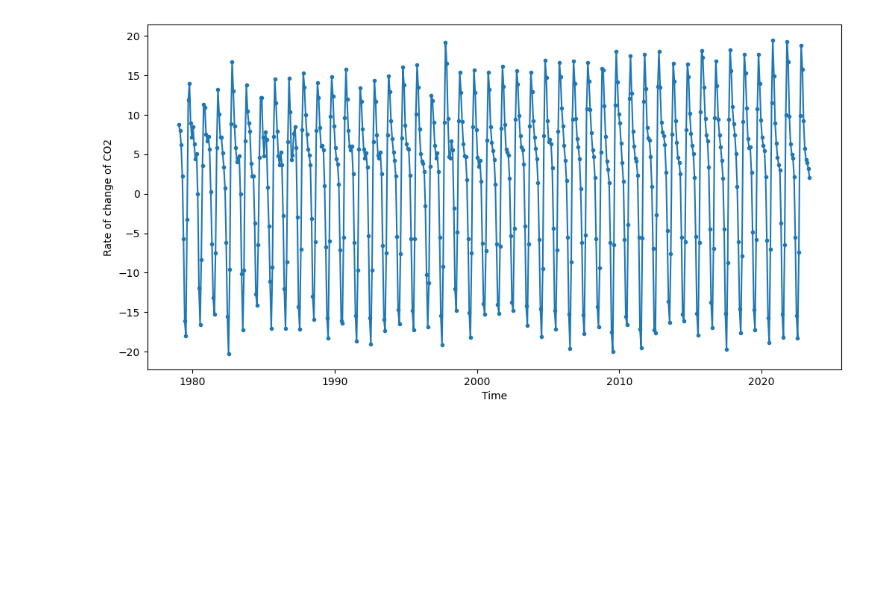
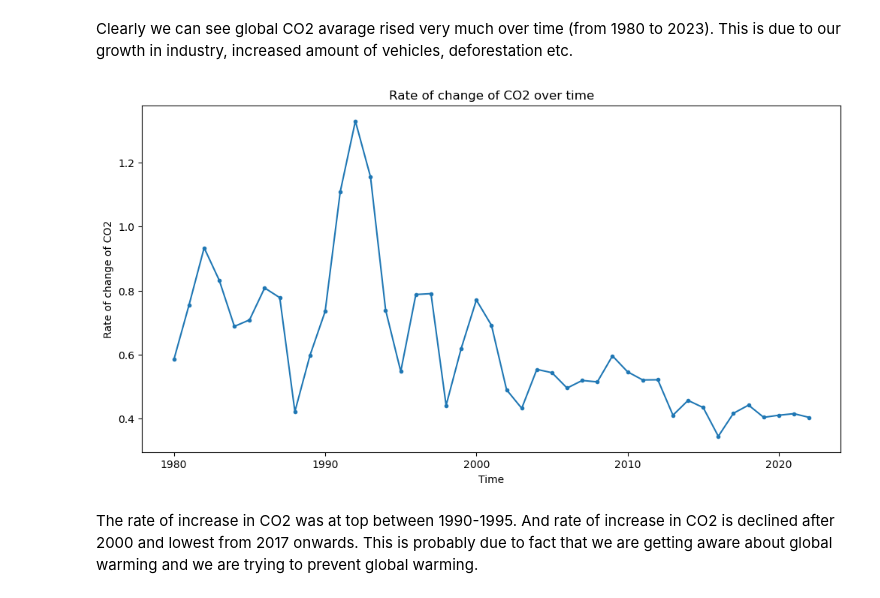
Before and after one commit to rajarshi03/ma22c036_2023_PL, a Jupyter notebook: Assignment_3/Rise_of_CO2.ipynb, the cells around one changed output. Saved outputs shown, nothing was run; the diff lists cells and outputs as text; code cells hidden in the pictures; blank space fills up the shorter version.

```diff
--- a/Assignment_3/Rise_of_CO2.ipynb
+++ b/Assignment_3/Rise_of_CO2.ipynb
@@ -50,0 +55,18 @@ rate_of_change=np.gradient(avg,time)
+# %%
+from scipy.interpolate import interp1d
+import numpy as np
+
+f_linear = interp1d(time,avg)   # interpolating data linearly using scipy.interpolate
+
+x=np.arange(1980,2023)      # creating equispaced time intervals from 1980 to 2023
+y=f_linear(x)             # evaluating at those equispaced time intervals
+
+plt.figure(figsize=(10,6))
+
+plt.xlabel('Time')
+plt.ylabel('Monthly Avarage of CO2')
+
+plt.title('Rise of CO2 Globally (Using Interpolated data)')
+
+plt.plot(x,y)
+plt.show()
@@ -51,10 +75,17 @@ rate_of_change=np.gradient(avg,time)
+# %% [markdown]
+Clearly we can see global CO2 avarage rised very much over time (from 1980 to 2023). This is due to our growth in industry, increased amount of vehicles, deforestation etc.
 # %%
+rate_of_change=np.gradient(x,y)     # Getting rate of change of CO2 from this interpolated data
+
 plt.figure(figsize=(12,6))
 
-plt.plot(time,rate_of_change, marker='.')
+plt.plot(x,rate_of_change, marker='.')
 plt.xlabel('Time')
 plt.ylabel('Rate of change of CO2')
+plt.title('Rate of change of CO2 over time')
 
 plt.show()
 # %% [output]
-[figure, old version]
+[figure, new version]
+# %% [markdown]
+The rate of increase in CO2 was at top between 1990-1995. And rate of increase in CO2 is declined after 2000 and lowest from 2017 onwards. This is probably due to fact that we are getting aware about global warming and we are trying to prevent global warming.
```
Also changed, not shown: parts of 6 cells of this notebook.
